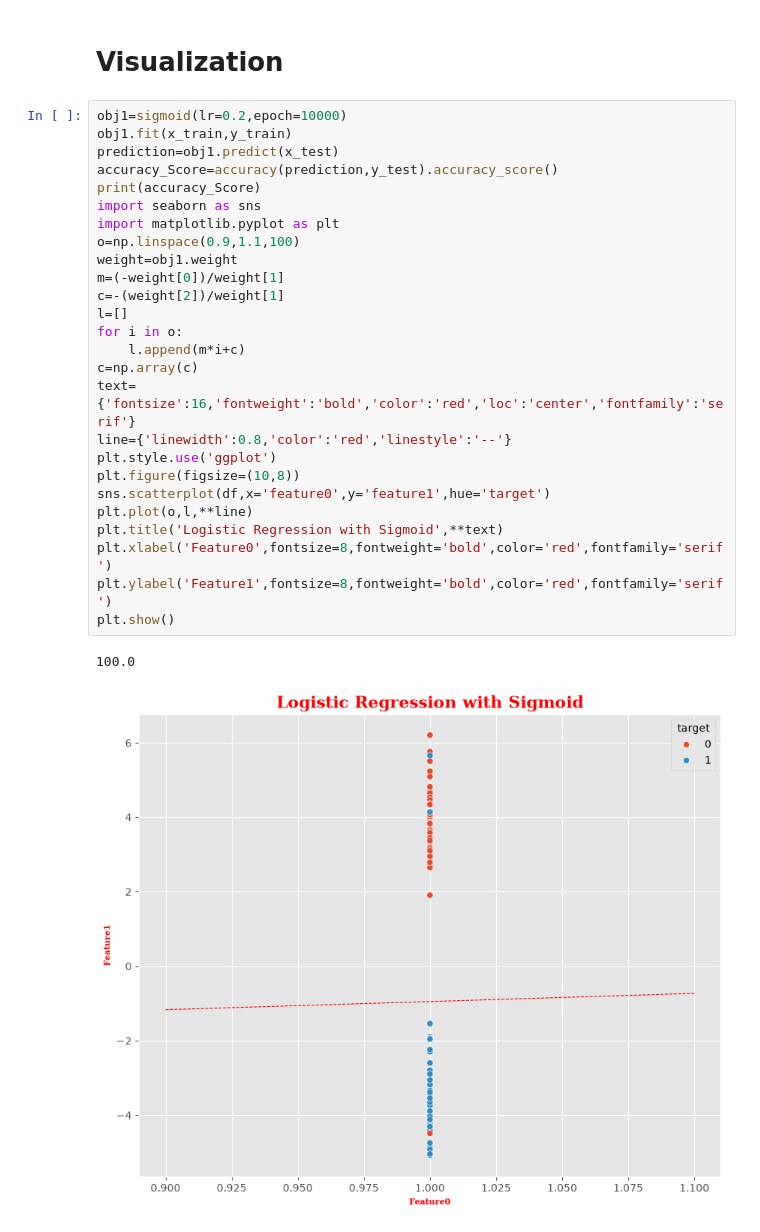
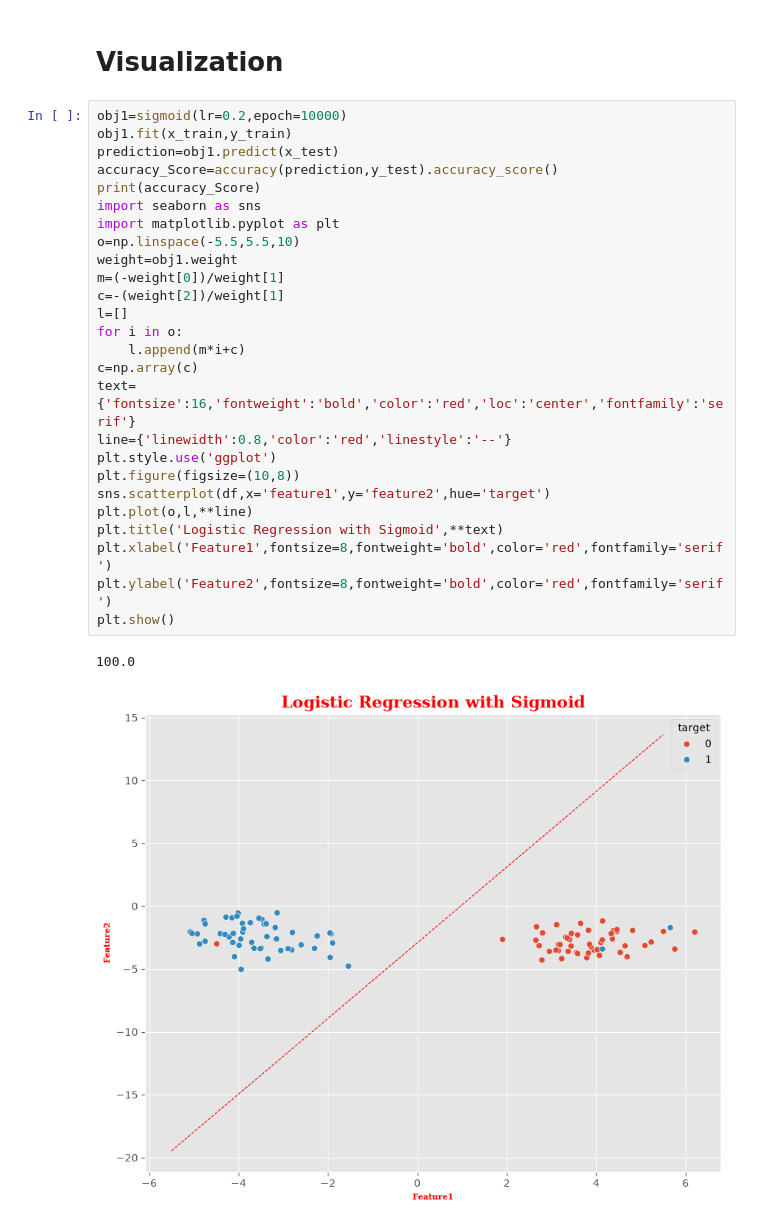
Before and after one commit to achyu7budha/Logistic_Regression, a Jupyter notebook: withsigmoid.ipynb, the cells around one changed output. Drawn from its saved outputs; the diff is of its cells as text.

```diff
--- a/withsigmoid.ipynb
+++ b/withsigmoid.ipynb
@@ -104,29 +104,29 @@ x_train,x_test,y_train,y_test=splitclass.train_test_split(x,y)
 # %%
 obj1=sigmoid(lr=0.2,epoch=10000)
 obj1.fit(x_train,y_train)
 prediction=obj1.predict(x_test)
 accuracy_Score=accuracy(prediction,y_test).accuracy_score()
 print(accuracy_Score)
 import seaborn as sns
 import matplotlib.pyplot as plt
-o=np.linspace(0.9,1.1,100)
+o=np.linspace(-5.5,5.5,10)
 weight=obj1.weight
 m=(-weight[0])/weight[1]
 c=-(weight[2])/weight[1]
 l=[]
 for i in o:
     l.append(m*i+c)
 c=np.array(c)
 text={'fontsize':16,'fontweight':'bold','color':'red','loc':'center','fontfamily':'serif'}
 line={'linewidth':0.8,'color':'red','linestyle':'--'}
 plt.style.use('ggplot')
 plt.figure(figsize=(10,8))
-sns.scatterplot(df,x='feature0',y='feature1',hue='target')
+sns.scatterplot(df,x='feature1',y='feature2',hue='target')
 plt.plot(o,l,**line)
 plt.title('Logistic Regression with Sigmoid',**text)
-plt.xlabel('Feature0',fontsize=8,fontweight='bold',color='red',fontfamily='serif')
-plt.ylabel('Feature1',fontsize=8,fontweight='bold',color='red',fontfamily='serif')
+plt.xlabel('Feature1',fontsize=8,fontweight='bold',color='red',fontfamily='serif')
+plt.ylabel('Feature2',fontsize=8,fontweight='bold',color='red',fontfamily='serif')
 plt.show()
 # %% [output]
 100.0
-[figure, old version]
+[figure, new version]
```
Also changed, not shown: 1 other file.
